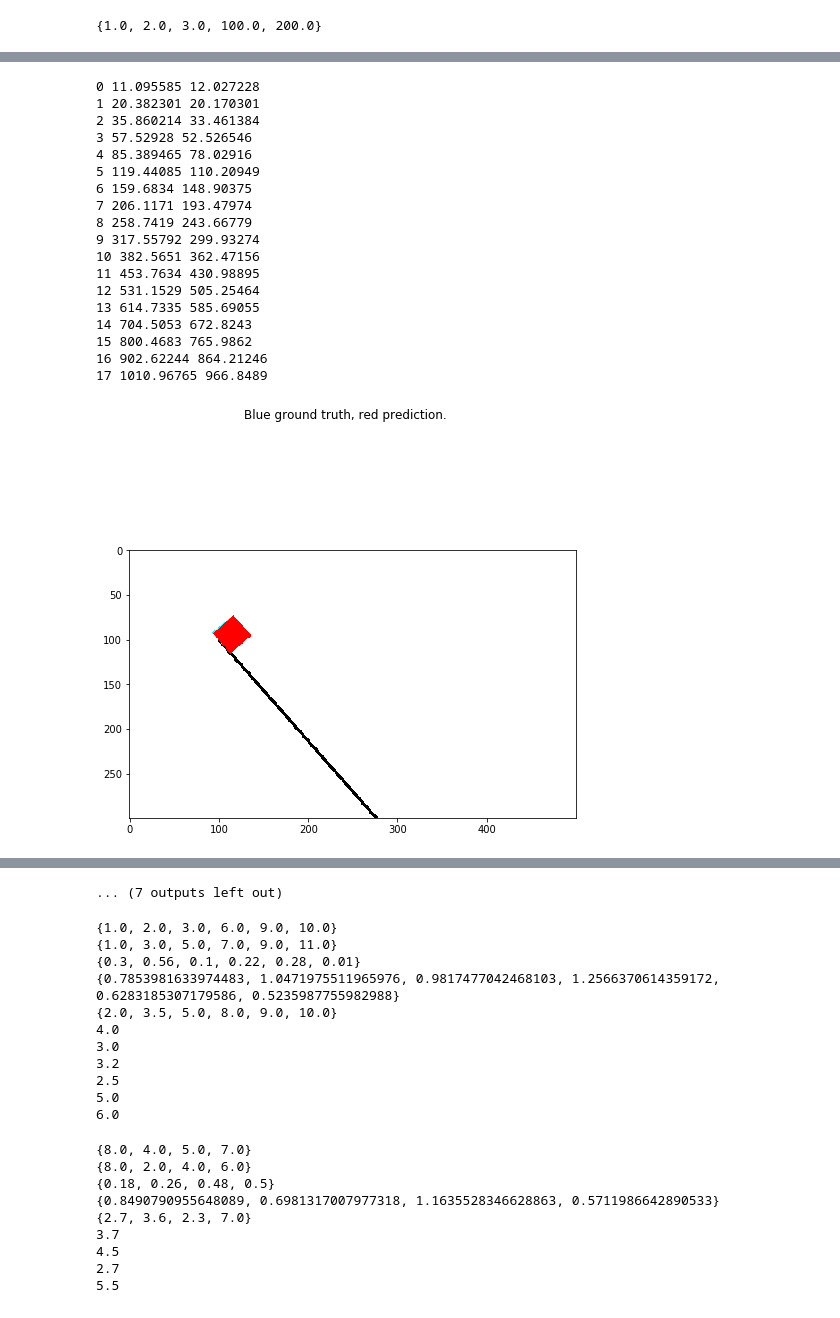
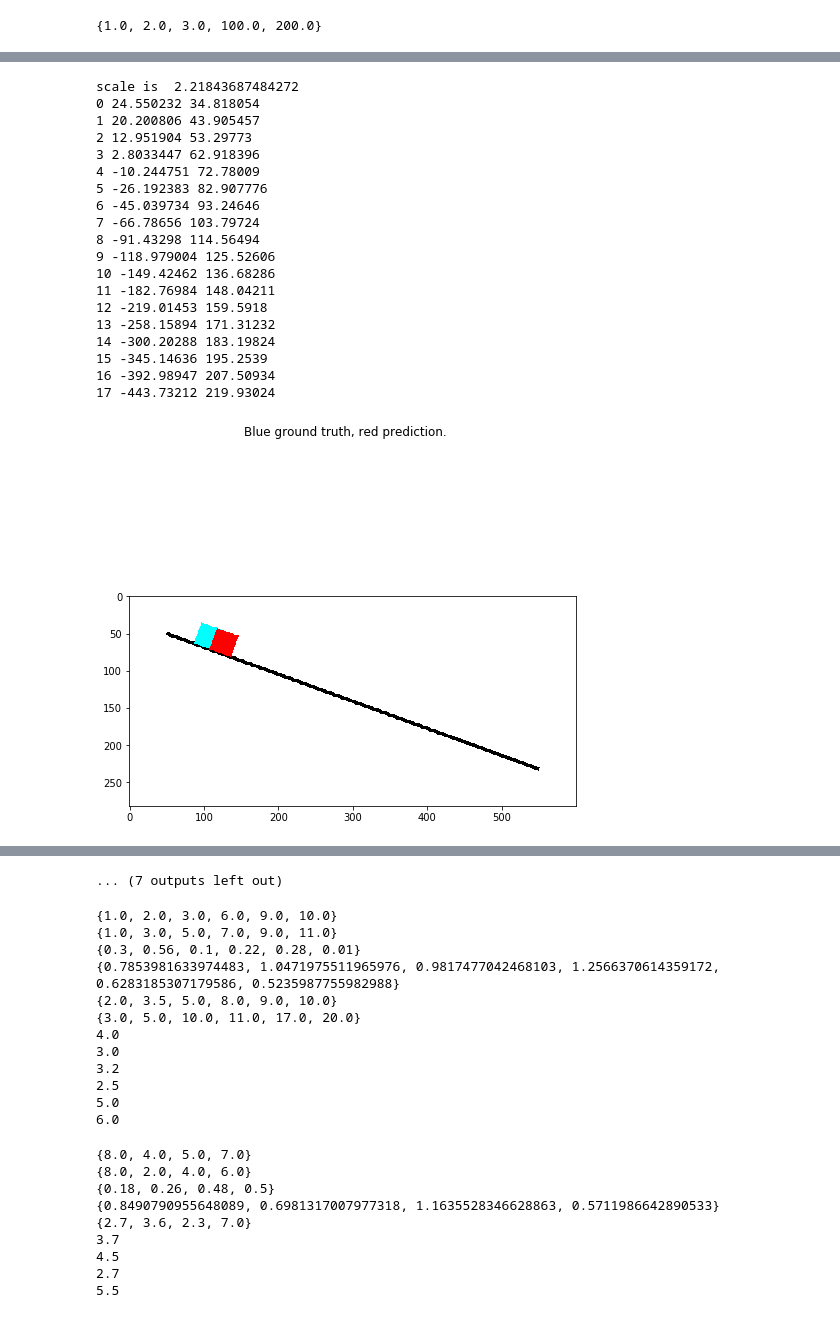
Before and after one commit to tinagu945/CausalPhys, a Jupyter notebook: visualization_806.ipynb, the cells around one changed output, grey strips where cells are left out. Saved outputs shown, nothing was run; the diff lists cells and outputs as text; code cells hidden in the pictures.

```diff
--- a/visualization_806.ipynb
+++ b/visualization_806.ipynb
@@ -242,19 +345,21 @@ Position 0 tensor([   2.1134,    2.7259,    1.8375,   -0.5516,   -4.4416,   -9.8
         84.5706, 89.5046], device='cuda:0', grad_fn=<SelectBackward>)
 Avg nll loss 21866.923876953126
 # %%
-def draw_background(theta, slope_len, im_size=(500,300)):
+def draw_background(theta, slope_len):
     #theta in degree
 #     theta = theta * np.pi/180
     # 255, 255, 255 is white
-    im = Image.new('RGB', im_size, (255,255,255))
+    start_x = 50
+    start_y = 50
+    end_x=start_x+int(slope_len)
+    end_y=start_y+int(slope_len*np.tan(theta))
+    im = Image.new('RGB', (end_x+start_x, end_y+start_y), (255,255,255))
     draw = ImageDraw.Draw(im)
-    start_x = im_size[0]/5
-    start_y = im_size[1]/3
-    draw.line([(start_x, start_y), (start_x+slope_len, start_y+slope_len*np.tan(theta))],\
+    draw.line([(start_x, start_y), (end_x, end_y)],\
                           width=5, fill=(0,0,0))
     return im, draw, (start_x, start_y)
 # %%
-im, draw, start = draw_background(0.3,300)
+im, draw, start = draw_background(1.2,300)
 plt.imshow(im)
 print(start)
 # %% [output]
@@ -300,13 +405,16 @@ def draw_cube(folder, trajectory, theta, scale=1):
     images[0].save('_'.join([folder, str(batch_ind), str(datapoint_ind),'cube.gif']),
                     save_all=True, append_images=images[1:], optimize=False, duration=400, loop=0)
 # %%
-def draw_cube_stack(folder, trajectory, theta, scale=1, suffix=''):
+def draw_cube_stack(folder, trajectory, theta, slope_len, scale=None, suffix='' ):
+    if scale is None:
+        scale = (slope_len/np.cos(theta))/(max(trajectory[0][-1], trajectory[1][-1])+20)
+    print('scale is ', scale)
     images=[]
     for i in range(trajectory.shape[1]):
         print(i, trajectory[0][i], trajectory[1][i])
         fig=plt.figure(figsize=(8, 8))
         pos_1 = trajectory[0][i]*scale
-        im, draw, start = draw_background(theta,300)
+        im, draw, start = draw_background(theta, slope_len)
         draw_trajectory(draw, start, pos_1, theta, cube_len=30, fill='hsl(%d, %d%%, %d%%)' % (180,100,50))
         pos_2 = trajectory[1][i]*scale
         draw_trajectory(draw, start, pos_2, theta, cube_len=30, fill='hsl(%d, %d%%, %d%%)' % (0,100,50))
@@ -325,7 +433,9 @@ set(x[np.where(x[:,3]>3)][:,0])
 # %% [output]
 {1.0, 2.0, 3.0, 100.0, 200.0}
 # %%
-folder='exp2020-08-14T18:09:03.937011_train-bs_128_suffix_causal_vel_x0s_val-suffix_causal_vel_interpolation_dims_9_input-atoms_6_gt-A'
+args.suffix = 'valid_causal_vel_x0s_extrapolation_20_40%'
+args.gt_A=True
+folder='exp2020-08-17T00:36:32.387949_train-bs_128_suffix_causal_vel_x0s_val-suffix_causal_vel_interpolation_input-atoms_6_dims_9_decoder-hidden_512_gt-A'
 path='logs/'+folder
-loss, truth, pred, condition = load_predict(path+'/best_decoder.pt', stop_ind=50)
+loss, truth, pred, condition = load_predict(args,path+'/best_decoder.pt', stop_ind=50)
 # %% [output]
@@ -349,27 +459,28 @@ Avg nll loss 142.97149686813356
 # %%
-batch_ind = 28
+batch_ind = 49
 datapoint_ind = 0
 trajectory=np.array([truth[batch_ind][datapoint_ind, -1, :, 0].detach().cpu().numpy(),pred[batch_ind][datapoint_ind, -1, :, 0].detach().cpu().numpy()])
 theta=condition[batch_ind][datapoint_ind][3].item()
 # draw_cube(folder, trajectory, theta)
-draw_cube_stack(folder, trajectory, theta, suffix='interpolation',scale=0.5)
+draw_cube_stack(folder, trajectory, theta, 500, suffix='extrapolation2040')
 # %% [output]
-0 11.095585 12.027228
-1 20.382301 20.170301
-2 35.860214 33.461384
-3 57.52928 52.526546
-4 85.389465 78.02916
-5 119.44085 110.20949
-6 159.6834 148.90375
-7 206.1171 193.47974
-8 258.7419 243.66779
-9 317.55792 299.93274
-10 382.5651 362.47156
-11 453.7634 430.98895
-12 531.1529 505.25464
-13 614.7335 585.69055
-14 704.5053 672.8243
-15 800.4683 765.9862
-16 902.62244 864.21246
-17 1010.96765 966.8489
+scale is  2.21843687484272
+0 24.550232 34.818054
+1 20.200806 43.905457
+2 12.951904 53.29773
+3 2.8033447 62.918396
+4 -10.244751 72.78009
+5 -26.192383 82.907776
+6 -45.039734 93.24646
+7 -66.78656 103.79724
+8 -91.43298 114.56494
+9 -118.979004 125.52606
+10 -149.42462 136.68286
+11 -182.76984 148.04211
+12 -219.01453 159.5918
+13 -258.15894 171.31232
+14 -300.20288 183.19824
+15 -345.14636 195.2539
+16 -392.98947 207.50934
+17 -443.73212 219.93024
-[figure, old version]
+[figure, new version]
@@ -386,7 +497,7 @@ draw_cube_stack(folder, trajectory, theta, suffix='interpolation',scale=0.5)
 ... (7 outputs left out)
 # %%
 x =  np.load('data/datasets/feat_train_causal_vel_x0s.npy')
-for i in range(5):
+for i in range(6):
     #[shapes,colors,mus,thetas,masses,v0s]
     print(set(x[:,i,0,0]))
 for i in set(x[:,3,0,0]):
@@ -397,6 +508,7 @@ for i in set(x[:,3,0,0]):
 {0.3, 0.56, 0.1, 0.22, 0.28, 0.01}
 {0.7853981633974483, 1.0471975511965976, 0.9817477042468103, 1.2566370614359172, 0.6283185307179586, 0.5235987755982988}
 {2.0, 3.5, 5.0, 8.0, 9.0, 10.0}
+{3.0, 5.0, 10.0, 11.0, 17.0, 20.0}
 4.0
 3.0
 3.2
```
Also changed, not shown: parts of 13 cells of this notebook, 7 other files.
